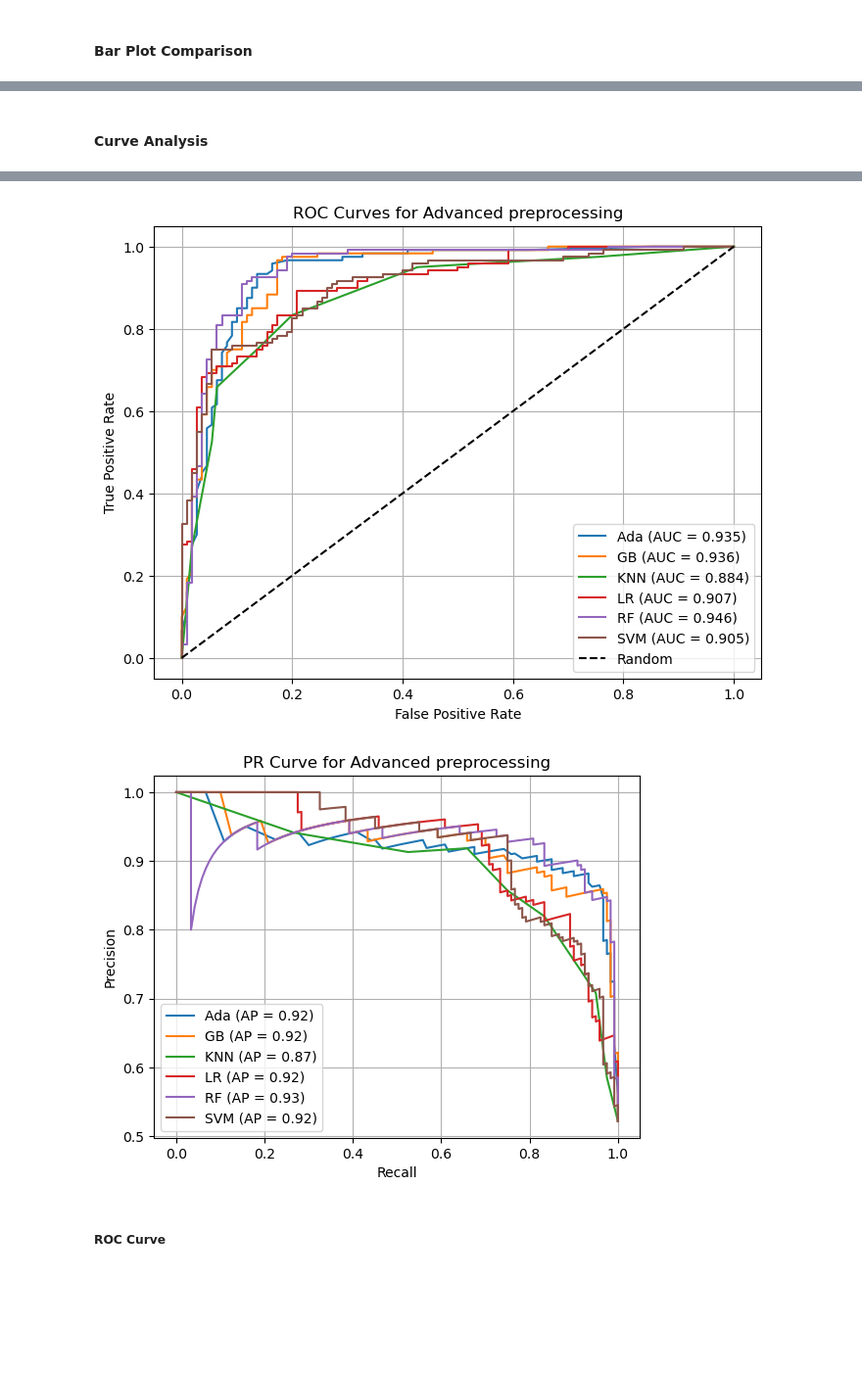
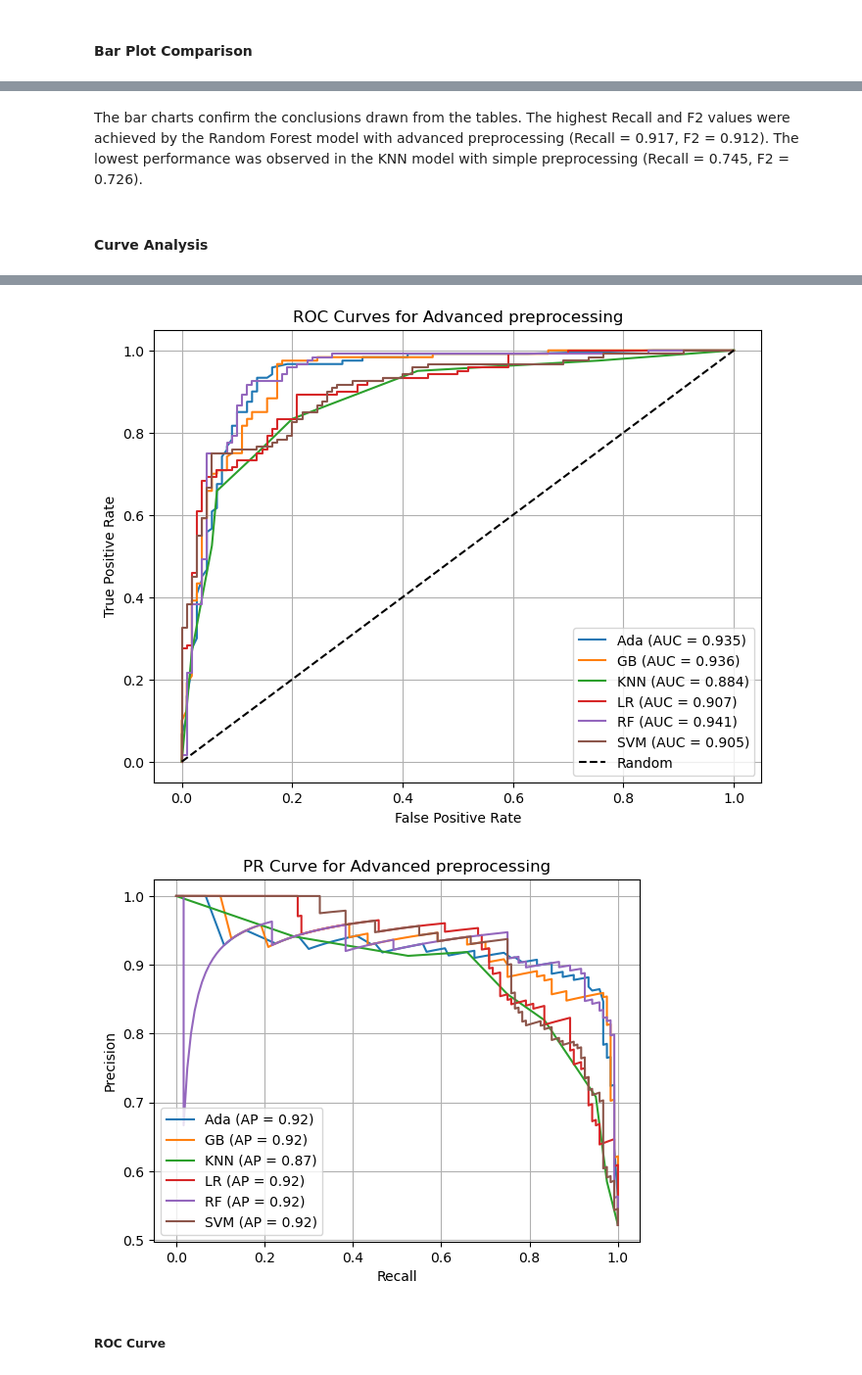
Before and after one commit to Stork656/Heart-diseases_main_project, a Jupyter notebook: notebooks/evaluation_analysis.ipynb, the cells around one changed output, grey strips where cells are left out. Shown at 98% size. Cells and saved outputs as stored; diff of their text form; code cells hidden in the pictures; blank space fills up the shorter version.

```diff
--- a/notebooks/evaluation_analysis.ipynb
+++ b/notebooks/evaluation_analysis.ipynb
@@ -182,9 +192,15 @@ for metric in metrics:
 [figure]
+# %% [markdown]
+The bar charts confirm the conclusions drawn from the tables.
+The highest Recall and F2 values were achieved by the Random Forest model with advanced preprocessing (Recall = 0.917, F2 = 0.912).
+The lowest performance was observed in the KNN model with simple preprocessing (Recall = 0.745, F2 = 0.726).
 # %% [markdown]
 #### Curve Analysis
 # %%
 for prep in preprocessing_types:
     score_file = Path(results_dir / f'{prep}_y_scores.npy')
+    metrics = Path(results_dir / f'{prep}_metrics.csv')
+    df_metrics = pd.read_csv(metrics)
 
     y_scores = np.load(score_file, allow_pickle=True).item()
     y_test = pd.read_csv(splits_dir / f'{prep}_y_test.csv').values.ravel()
@@ -193,7 +209,7 @@ for prep in preprocessing_types:
 
     for model_name, y_score in y_scores.items():
         fpr, tpr, _ = roc_curve(y_test, y_score)
-        roc_auc = auc(fpr, tpr)
+        roc_auc = df_metrics.loc[df_metrics['model'] == model_name, 'roc_auc'].values[0]
         plt.plot(fpr, tpr, label=f"{model_name} (AUC = {roc_auc:.3f})")
 
     plt.plot([0,1], [0,1], 'k--', label="Random")
@@ -224,4 +240,4 @@ for prep in preprocessing_types:
-[figure, old version]
+[figure, new version]
-[figure, old version]
+[figure, new version]
 # %% [markdown]
 ##### ROC Curve
```
Also changed, not shown: parts of 9 cells of this notebook, 2 other files.
